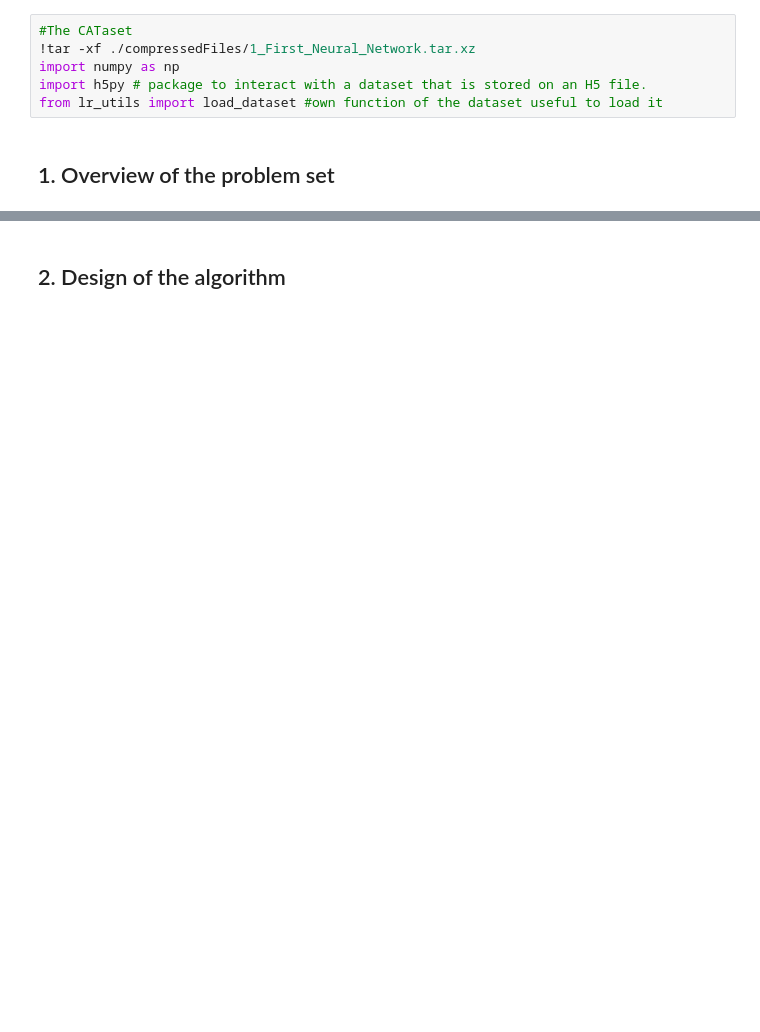
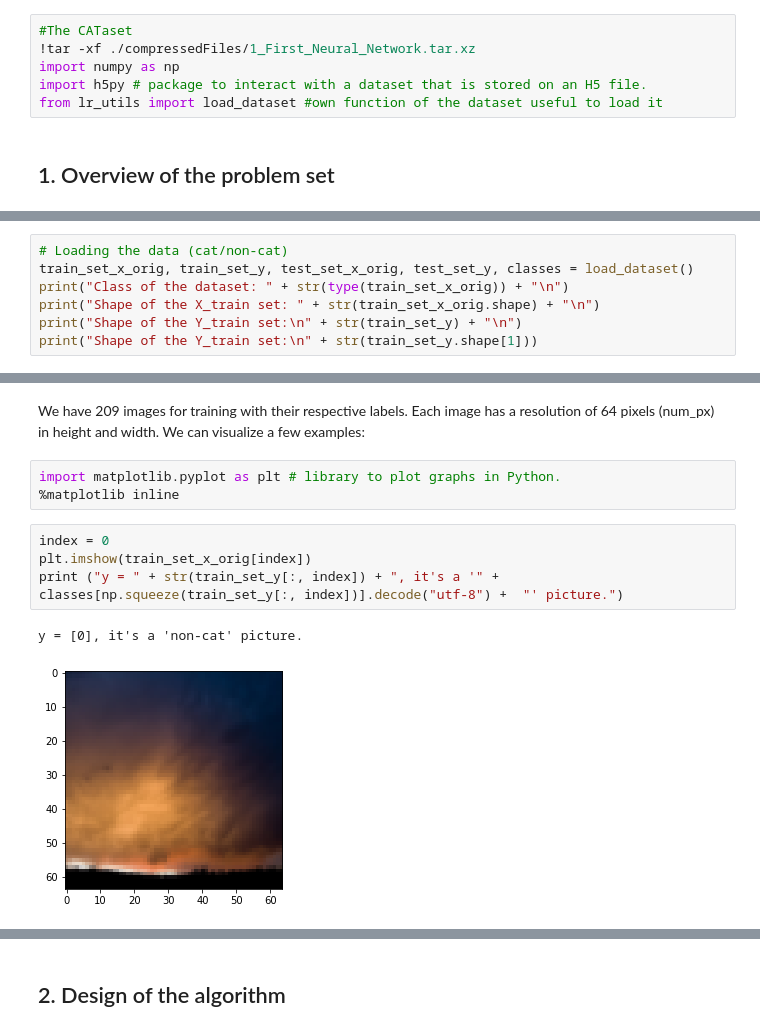
Before and after one commit to Vanitcode/Neural_network_Numpy_only, a Jupyter notebook: Neural_Network_code.ipynb, the cells around one changed output, grey strips where cells are left out. Saved outputs shown, nothing was run; the diff lists cells and outputs as text; blank space fills up the shorter version.

```diff
--- a/Neural_Network_code.ipynb
+++ b/Neural_Network_code.ipynb
@@ -25,0 +24,7 @@ from lr_utils import load_dataset #own function of the dataset useful to load it
+# %%
+# Loading the data (cat/non-cat)
+train_set_x_orig, train_set_y, test_set_x_orig, test_set_y, classes = load_dataset()
+print("Class of the dataset: " + str(type(train_set_x_orig)) + "\n")
+print("Shape of the X_train set: " + str(train_set_x_orig.shape) + "\n")
+print("Shape of the Y_train set:\n" + str(train_set_y) + "\n")
+print("Shape of the Y_train set:\n" + str(train_set_y.shape[1]))
@@ -25,0 +46,13 @@ from lr_utils import load_dataset #own function of the dataset useful to load it
+# %% [markdown]
+We have 209 images for training with their respective labels. Each image has a resolution of 64 pixels (num_px) in height and width.
+We can visualize a few examples:
+# %%
+import matplotlib.pyplot as plt # library to plot graphs in Python.
+%matplotlib inline
+# %%
+index = 0
+plt.imshow(train_set_x_orig[index])
+print ("y = " + str(train_set_y[:, index]) + ", it's a '" + classes[np.squeeze(train_set_y[:, index])].decode("utf-8") +  "' picture.")
+# %% [output]
+y = [0], it's a 'non-cat' picture.
+[figure, added]
```
Also changed, not shown: parts of 22 cells of this notebook, 1 other file.
